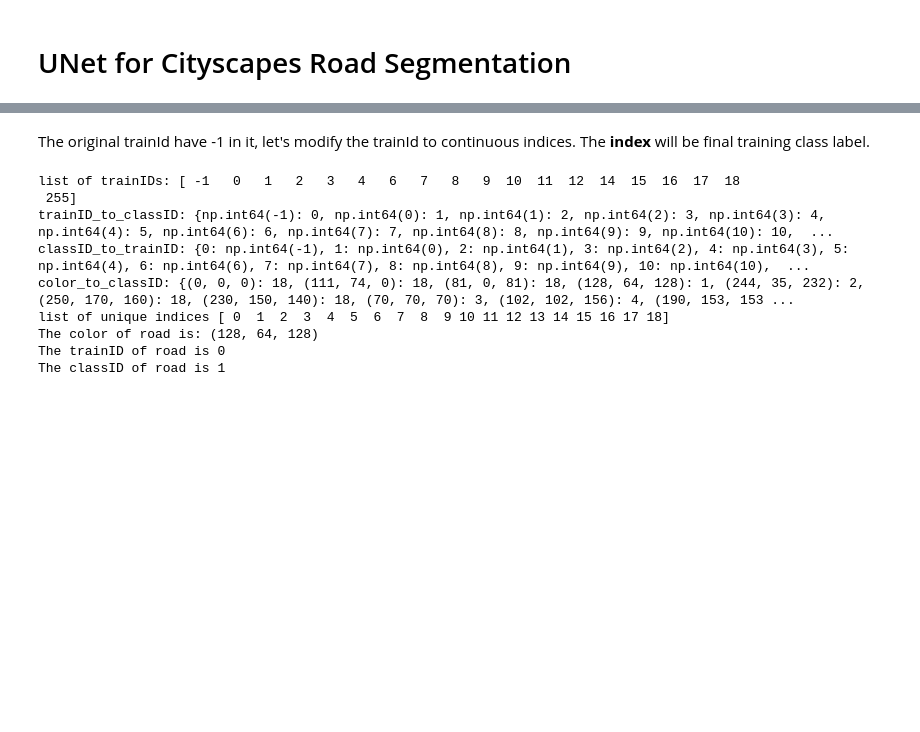
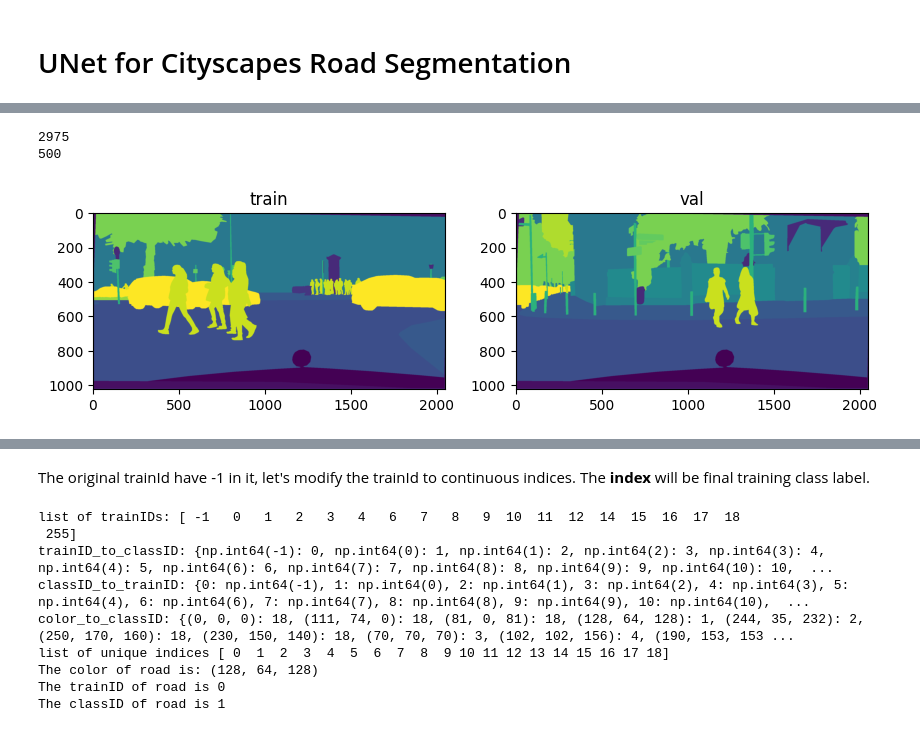
Before and after one commit to WeilongYE/unet-for-cityscapes-road-segmentation, a Jupyter notebook: unet_for_cityscapes_road_segmentation.ipynb, the cells around one changed output, grey strips where cells are left out. Drawn from its saved outputs; the diff is of its cells as text; code cells hidden in the pictures; blank space fills up the shorter version.

```diff
--- a/unet_for_cityscapes_road_segmentation.ipynb
+++ b/unet_for_cityscapes_road_segmentation.ipynb
@@ -59,0 +173,31 @@ Downloading cityscapes-image-pairs.zip to /content
+# %%
+# Create folders
+train_label_dir = os.path.join("cityscapes_data/train/label")
+val_label_dir = os.path.join("cityscapes_data/val/label")
+os.makedirs(train_label_dir, exist_ok=True)
+os.makedirs(val_label_dir, exist_ok=True)
+
+for file in downloaded_train_labelIds_files:
+  dst_filename = os.path.basename(file.replace("_gtFine_labelIds", ""))
+  shutil.copy(file, os.path.join(train_label_dir, dst_filename))
+
+for file in downloaded_val_labelIds_files:
+  dst_filename = os.path.basename(file.replace("_gtFine_labelIds", ""))
+  shutil.copy(file, os.path.join(val_label_dir, dst_filename))
+# %%
+# Check re-orgnized label images
+train_label_files = os.listdir(train_label_dir)
+val_label_files = os.listdir(val_label_dir)
+print(len(train_label_files))
+print(len(val_label_files))
+
+fig, axis = plt.subplots(1, 2, figsize=(10, 5))
+axis[0].set_title("train")
+axis[0].imshow(Image.open(os.path.join(train_label_dir, train_label_files[0])))
+axis[1].set_title("val")
+axis[1].imshow(Image.open(os.path.join(val_label_dir, val_label_files[0])))
+plt.show()
+# %% [output]
+2975
+500
+[figure, added]
```
Also changed, not shown: parts of 31 cells of this notebook.
